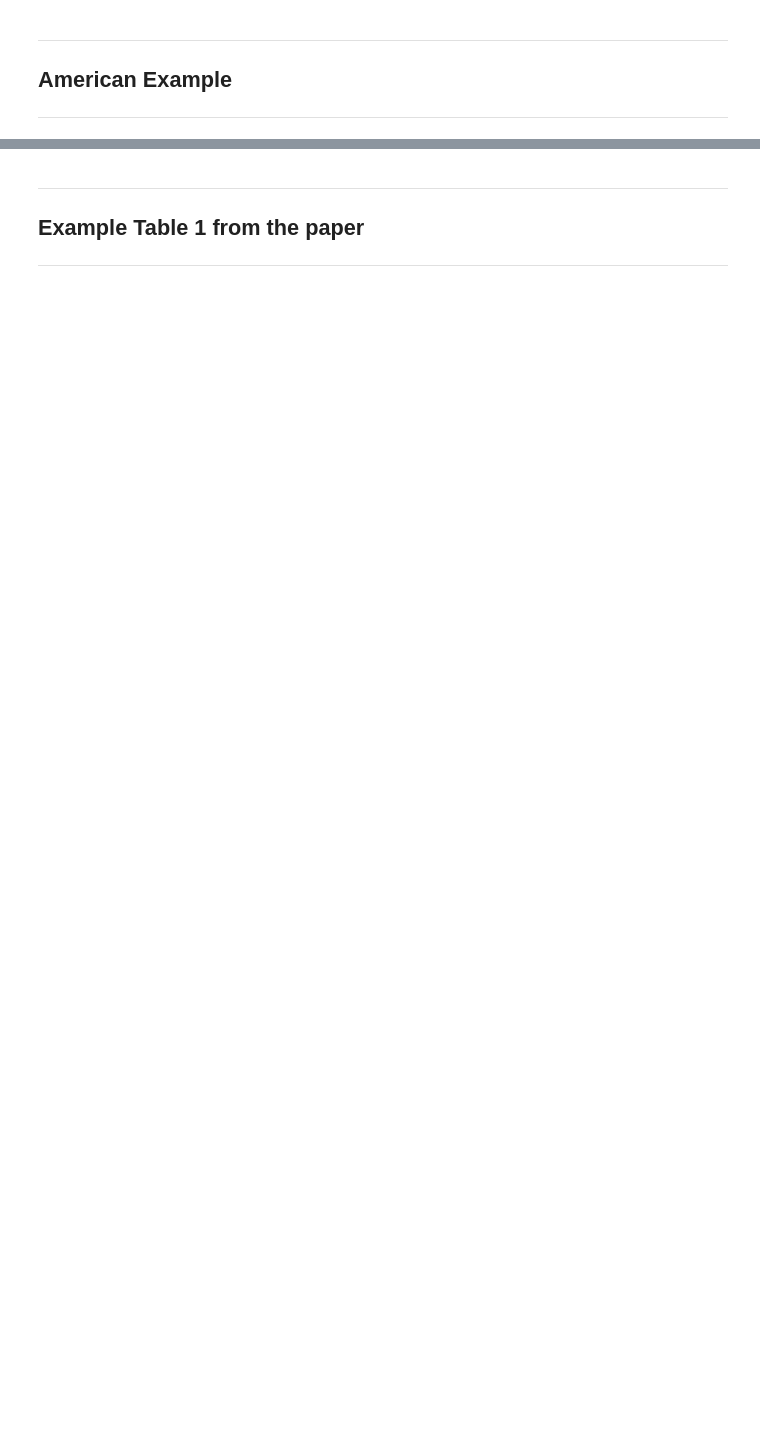
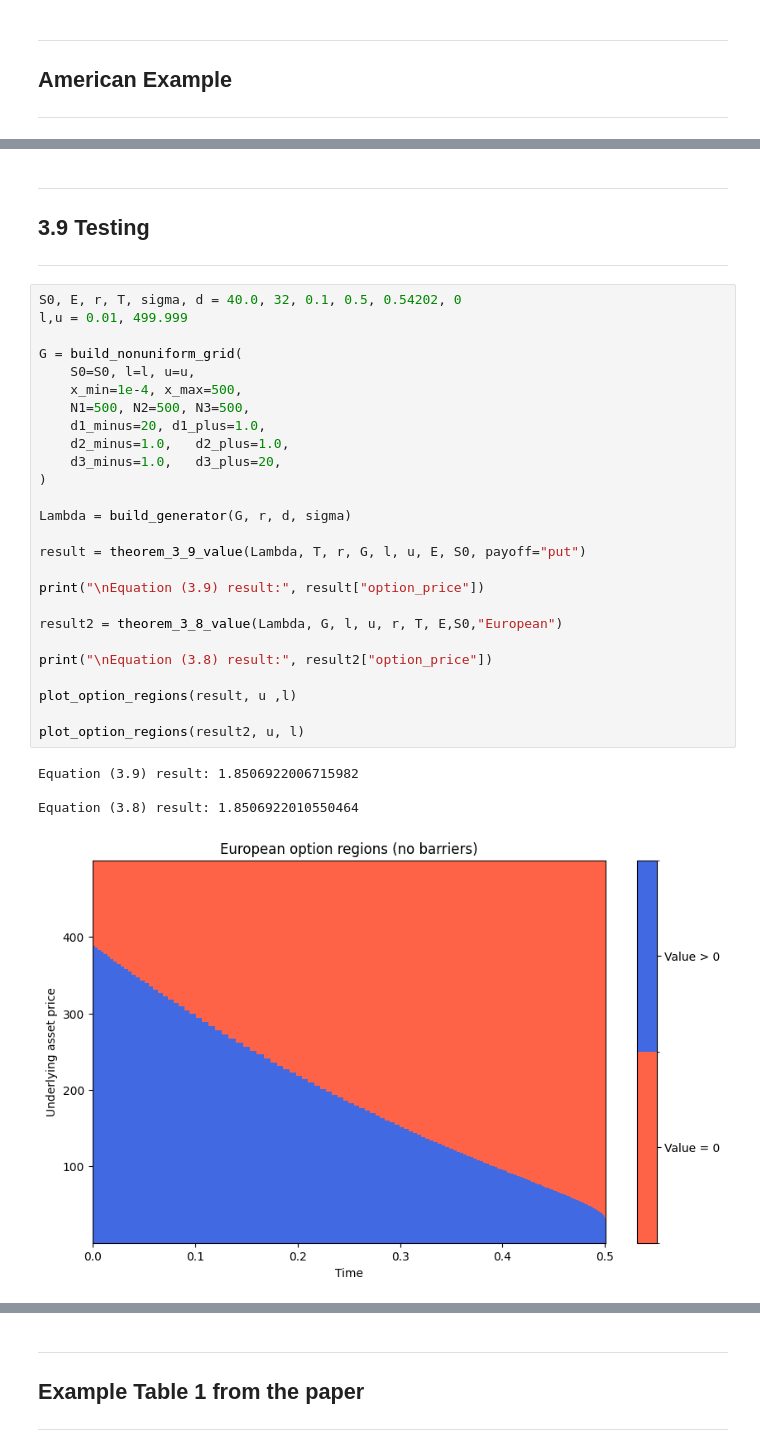
Before and after one commit to heavy-t/MMATH_Project, a Jupyter notebook: Markov.ipynb, the cells around one changed output, grey strips where cells are left out. Drawn from its saved outputs; the diff is of its cells as text; blank space fills up the shorter version.

```diff
--- a/Markov.ipynb
+++ b/Markov.ipynb
@@ -842,0 +900,35 @@ Equation (3.8) result: 1.9074646619004358
+# %% [markdown]
+---
+## 3.9 Testing
+---
+# %%
+S0, E, r, T, sigma, d = 40.0, 32, 0.1, 0.5, 0.54202, 0
+l,u = 0.01, 499.999
+
+G = build_nonuniform_grid(
+    S0=S0, l=l, u=u,
+    x_min=1e-4, x_max=500,
+    N1=500, N2=500, N3=500,
+    d1_minus=20, d1_plus=1.0,
+    d2_minus=1.0,   d2_plus=1.0,
+    d3_minus=1.0,   d3_plus=20,
+)
+
+Lambda = build_generator(G, r, d, sigma)
+
+result = theorem_3_9_value(Lambda, T, r, G, l, u, E, S0, payoff="put")
+
+print("\nEquation (3.9) result:", result["option_price"])
+
+result2 = theorem_3_8_value(Lambda, G, l, u, r, T, E,S0,"European")
+
+print("\nEquation (3.8) result:", result2["option_price"])
+
+plot_option_regions(result, u ,l)
+
+plot_option_regions(result2, u, l)
+# %% [output]
+Equation (3.9) result: 1.8506922006715982
+
+Equation (3.8) result: 1.8506922010550464
+[figure, added]
```
Also changed, not shown: parts of 17 cells of this notebook, 13 other files.
